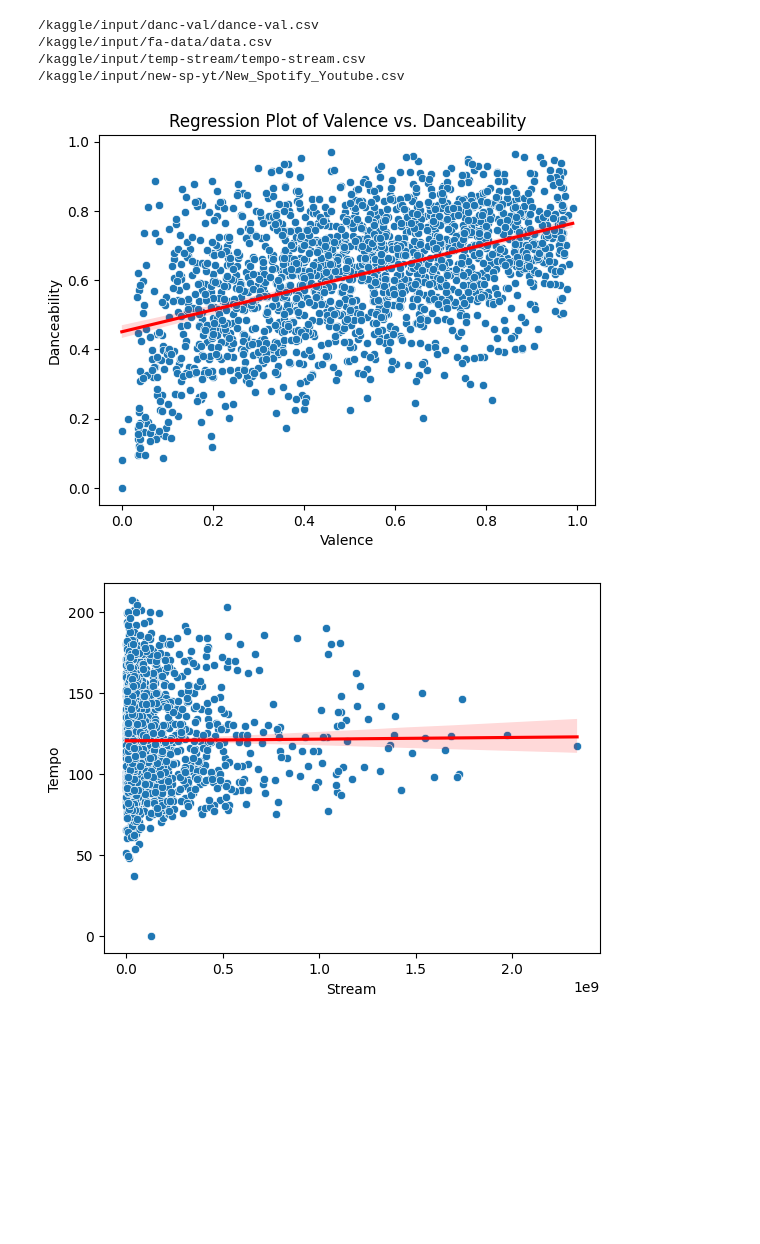
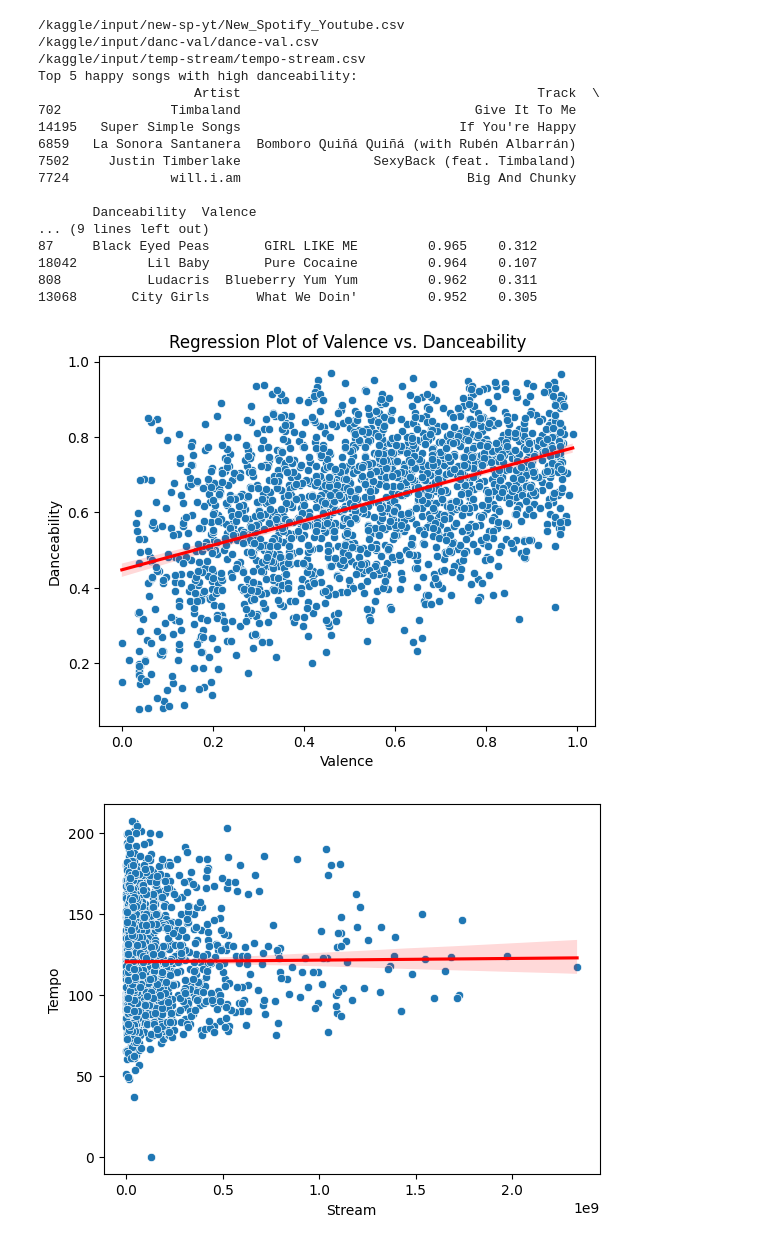
Before and after one commit to tyler-awender/cs131-data-project, a Jupyter notebook: TS-Analysis/ts-python-script.ipynb, the cells around one changed output. Saved outputs shown, nothing was run; the diff lists cells and outputs as text; code cells hidden in the pictures; blank space fills up the shorter version.

```diff
--- a/TS-Analysis/ts-python-script.ipynb
+++ b/TS-Analysis/ts-python-script.ipynb
@@ -1,35 +1,66 @@
 # %%
 #Author: TS
 import numpy as np # linear algebra
 import pandas as pd # data processing, CSV file
 import matplotlib.pyplot as plt # plots
 import seaborn as sns # best fit line
 
 import os
 for dirname, _, filenames in os.walk('/kaggle/input'):
     for filename in filenames:
         print(os.path.join(dirname, filename))
 
 #Analysis 1: Valence vs Danceability
 
 #get datasets created with awk script
 dance_df = pd.read_csv("/kaggle/input/danc-val/dance-val.csv", delimiter="^")
 
 #dance_df.info()
 # Plot data
-dance_sample_df = dance_df.sample(n=2000, random_state=42)
-dance_scatter = sns.scatterplot(x='Valence', y='Danceability', data=dance_sample_df)
+dance_sample_df = dance_df[(dance_df['Valence'] > 0.0) & (dance_df['Danceability'] > 0.0)]
+dance_sample_graph_df=dance_sample_df.sample(n=2000, random_state=42)
+
+dance_scatter = sns.scatterplot(x='Valence', y='Danceability', data=dance_sample_graph_df)
 # Calculate best-fit line
 plt.title('Regression Plot of Valence vs. Danceability')
-dance_graph = sns.regplot(x='Valence', y='Danceability', data=dance_sample_df, scatter=False, line_kws={'color':'red'})
+dance_graph = sns.regplot(x='Valence', y='Danceability', data=dance_sample_graph_df, scatter=False, line_kws={'color':'red'})
 
 #Get top 5 sad songs and top 5 happy songs with high danceability
+top_sad_songs = dance_sample_df[dance_sample_df['Valence'] < 0.33].nlargest(10, 'Danceability')
+top_happy_songs = dance_sample_df[dance_sample_df['Valence'] >= 0.8].nlargest(10, 'Danceability')
+
+# Filter out duplicate track names
+top_sad_songs_unique = top_sad_songs.drop_duplicates(subset=['Track'])
+top_happy_songs_unique = top_happy_songs.drop_duplicates(subset=['Track'])
+
+# Take the top 5 unique sad songs
+top_sad_songs_unique = top_sad_songs_unique.head(5)
+top_happy_songs_unique = top_happy_songs_unique.head(5)
+
+print("Top 5 happy songs with high danceability:")
+print(top_happy_songs_unique)
+
+print("\nTop 5 sad songs with high danceability:")
+print(top_sad_songs_unique)
 # %% [output]
+/kaggle/input/new-sp-yt/New_Spotify_Youtube.csv
 /kaggle/input/danc-val/dance-val.csv
-/kaggle/input/fa-data/data.csv
 /kaggle/input/temp-stream/tempo-stream.csv
-/kaggle/input/new-sp-yt/New_Spotify_Youtube.csv
+Top 5 happy songs with high danceability:
+                    Artist                                      Track  \
+702              Timbaland                              Give It To Me
+14195   Super Simple Songs                            If You're Happy
+6859   La Sonora Santanera  Bomboro Quiñá Quiñá (with Rubén Albarrán)
+7502     Justin Timberlake                 SexyBack (feat. Timbaland)
+7724             will.i.am                             Big And Chunky
+
+       Danceability  Valence
+... (9 lines left out)
+87     Black Eyed Peas       GIRL LIKE ME         0.965    0.312
+18042         Lil Baby       Pure Cocaine         0.964    0.107
+808           Ludacris  Blueberry Yum Yum         0.962    0.311
+13068       City Girls      What We Doin'         0.952    0.305
-[figure, old version]
+[figure, new version]
 # %%
 #Analysis 2: Tempo vs Streams
 tempo_df = pd.read_csv("/kaggle/input/temp-stream/tempo-stream.csv", delimiter="^") #get data
```
Also changed, not shown: 1 other file.
